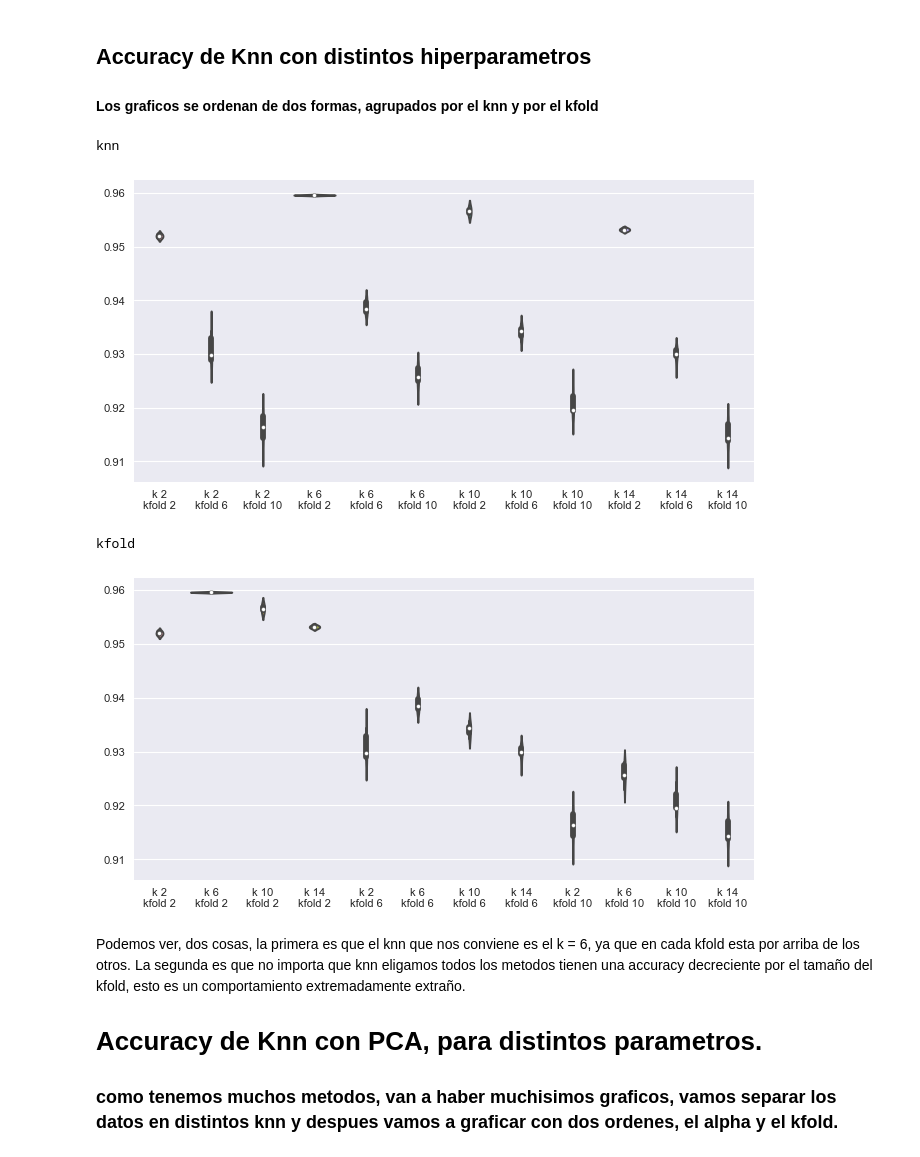
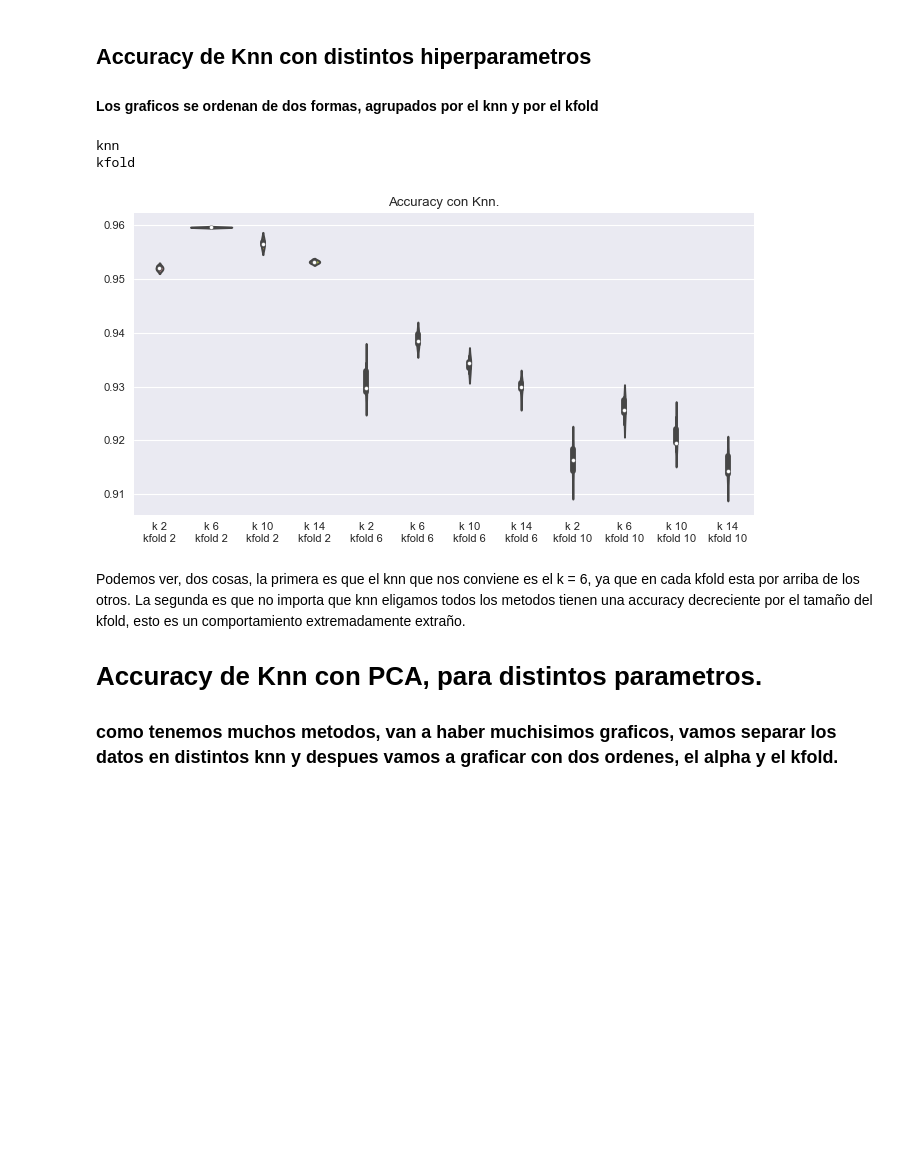
Before and after one commit to hggomez/metNum_tp2, a Jupyter notebook: Graficos/Analizador.ipynb, the cells around one changed output. Saved outputs shown, nothing was run; the diff lists cells and outputs as text; code cells hidden in the pictures; blank space fills up the shorter version.

```diff
--- a/Graficos/Analizador.ipynb
+++ b/Graficos/Analizador.ipynb
@@ -204,6 +204,8 @@ def tags(lista_variables):
         etiqueta += str(lista_variables[1])
     if lista_variables[0] =='KNNPCA':
         etiqueta += str(lista_variables[1])+'\n'+str(lista_variables[2])
+    if lista_variables[0] == 'KNNMODPCA':
+        etiqueta += str(lista_variables[2])+'\n'
     etiqueta += '\n'+ str(lista_variables[3])
     return etiqueta
 # %%
@@ -275,7 +277,7 @@ def F1_metodos(nombres, lista_metodos):
 
     return accuracy_total
 
-def graficar_orden_knn(accuracy_total):
+def graficar_orden_knn(accuracy_total, metrica, metodo, save):
     accuracy_total_knn = accuracy_total.sort_values(['knn','alpha','kfold'], axis = 0)
     accuracy_total_knn.drop(['alpha','kfold','knn'], axis = 1, inplace = True)
 
@@ -287,17 +289,23 @@ def graficar_orden_knn(accuracy_total):
         accur = accuracy_total_knn.iloc[principio:fin, :]
         plt.figure(figsize=(10, 5), dpi= 80, facecolor='w', edgecolor='k')
         sns.violinplot(accur.transpose())
+        plt.title(metrica+' con '+metodo+'.')
+
+        if(save):
+            plt.savefig(metrica+metodo+str(i)+'ordenknn.png')
         plt.show()
         principio = fin
         fin = principio + 12
 
     if principio < len(accuracy_total_knn.index) :
         plt.figure(figsize=(10, 5), dpi= 80, facecolor='w', edgecolor='k')
+        plt.title(metrica+' con '+metodo+'.')
         sns.violinplot((accuracy_total_knn.iloc[principio:,:]).transpose())
+        if(save):
+            plt.savefig(metrica+metodo+'ordenknn.png')
         plt.show()
 
-
-def graficar_orden_alpha(accuracy_total):
+def graficar_orden_alpha(accuracy_total, metrica, metodo, save):
     accuracy_total_knn = accuracy_total.sort_values(['alpha','knn','kfold'], axis = 0)
     accuracy_total_knn.drop(['alpha','kfold','knn'], axis = 1, inplace = True)
 
@@ -309,6 +317,9 @@ def graficar_orden_alpha(accuracy_total):
         accur = accuracy_total_knn.iloc[principio:fin, :]
         plt.figure(figsize=(10, 5), dpi= 80, facecolor='w', edgecolor='k')
         sns.violinplot(accur.transpose())
+        plt.title(metrica+' con '+metodo+'.')
+        if(save):
+            plt.savefig(metrica+metodo+str(i)+'ordenalpha.png')
         plt.show()
         principio = fin
         fin = principio + 12
@@ -316,9 +327,12 @@ def graficar_orden_alpha(accuracy_total):
     if principio < len(accuracy_total_knn.index) :
         plt.figure(figsize=(10, 5), dpi= 80, facecolor='w', edgecolor='k')
         sns.violinplot((accuracy_total_knn.iloc[principio:,:]).transpose())
+        plt.title(metrica+' con '+metodo+'.')
+        if(save):
+            plt.savefig(metrica+metodo+'ordenalpha.png')
         plt.show()
 
-def graficar_orden_kfold(accuracy_total):
+def graficar_orden_kfold(accuracy_total, metrica, metodo, save):
     accuracy_total_knn = accuracy_total.sort_values(['kfold', 'alpha','knn'], axis = 0)
     accuracy_total_knn.drop(['alpha','kfold','knn'], axis = 1, inplace = True)
 
@@ -330,6 +344,9 @@ def graficar_orden_kfold(accuracy_total):
         accur = accuracy_total_knn.iloc[principio:fin, :]
         plt.figure(figsize=(10, 5), dpi= 80, facecolor='w', edgecolor='k')
         sns.violinplot(accur.transpose())
+        plt.title(metrica+' con '+metodo+'.')
+        if(save):
+            plt.savefig(metrica+metodo+str(i)+'ordenkfold.png')
         plt.show()
         principio = fin
         fin = principio + 12
@@ -337,6 +354,9 @@ def graficar_orden_kfold(accuracy_total):
     if principio < len(accuracy_total_knn.index) :
         plt.figure(figsize=(10, 5), dpi= 80, facecolor='w', edgecolor='k')
         sns.violinplot((accuracy_total_knn.iloc[principio:,:]).transpose())
+        plt.title(metrica+' con '+metodo+'.')
+        if(save):
+            plt.savefig(metrica+metodo+'ordenkfold.png')
         plt.show()
 # %% [markdown]
 ## Accuracy de Knn con distintos hiperparametros
@@ -345,15 +365,14 @@ def graficar_orden_kfold(accuracy_total):
 # %%
 
 ac = accuracy_metodos(nombres, lista_metodos)
 print("knn")
-graficar_orden_knn(ac)
+#graficar_orden_knn(ac, "Accuracy", "Knn")
 print("kfold")
-graficar_orden_kfold(ac)
+graficar_orden_kfold(ac, "Accuracy", "Knn", True)
 # %% [output]
 knn
+kfold
-[figure, old version]
+[figure, new version]
-kfold
-[figure, removed]
 # %% [markdown]
 Podemos ver, dos cosas, la primera es que el knn que nos conviene es el k = 6, ya que en cada kfold esta por arriba de los otros. La segunda es que no importa que knn eligamos todos los metodos tienen una accuracy decreciente por el tamaño del kfold, esto es un comportamiento extremadamente extraño.
 
```
Also changed, not shown: parts of 12 cells of this notebook, 1 other file.
